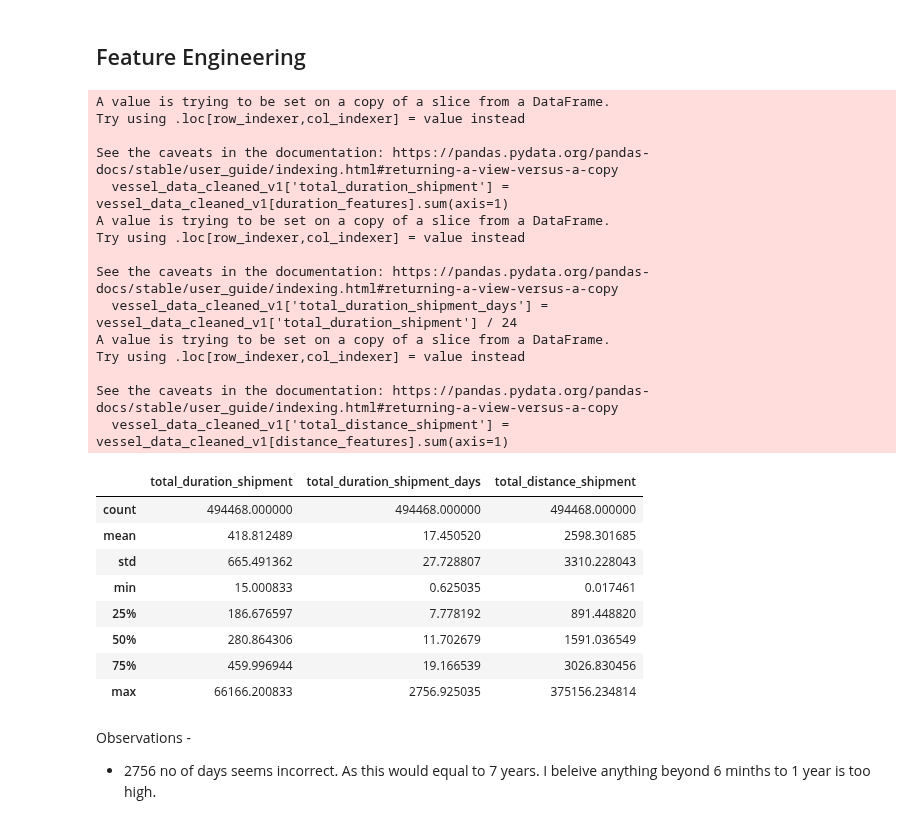
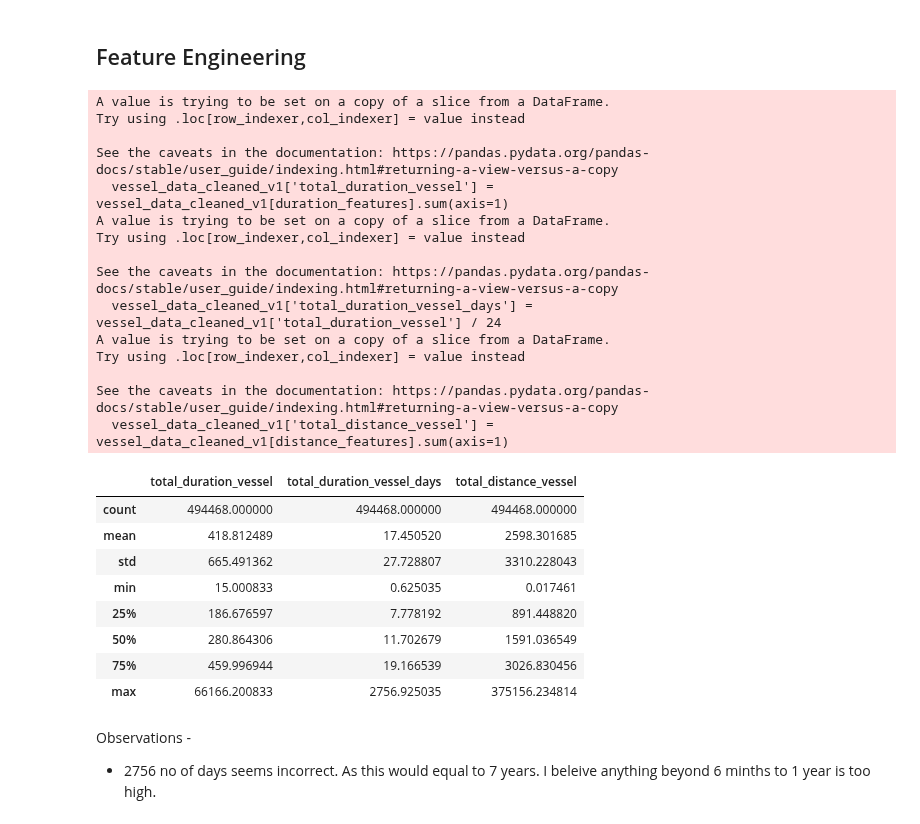
Before and after one commit to hargurjeet/Maersk, a Jupyter notebook: Solution_Notebook.ipynb, the cells around one changed output. Cells and saved outputs as stored; diff of their text form; code cells hidden in the pictures.

```diff
--- a/Solution_Notebook.ipynb
+++ b/Solution_Notebook.ipynb
@@ -372,43 +372,43 @@ Observations -
 # %% [markdown]
 ## Feature Engineering
 # %%
-## Creating a feature by adding the duration of previous, current and next port to calculate total time take by the shipment.
+## Creating a feature by adding the duration of previous, current and next port to calculate total time take by the vessel.
 duration_features = ['prev_duration', 'prev_leg_duration', 'prev_leg_stationary_hours', 'Duration', 'next_duration', 'next_leg_duration',
                      'next_leg_stationary_hours']
-vessel_data_cleaned_v1['total_duration_shipment'] = vessel_data_cleaned_v1[duration_features].sum(axis=1)
-vessel_data_cleaned_v1['total_duration_shipment_days'] = vessel_data_cleaned_v1['total_duration_shipment'] / 24
+vessel_data_cleaned_v1['total_duration_vessel'] = vessel_data_cleaned_v1[duration_features].sum(axis=1)
+vessel_data_cleaned_v1['total_duration_vessel_days'] = vessel_data_cleaned_v1['total_duration_vessel'] / 24
 
-## Creating a feature by adding the distance of previous, current and next port to calculate total distance taken by the shipment.
+## Creating a feature by adding the distance of previous, current and next port to calculate total distance taken by the vessel.
 distance_features = ['prev_leg_distance_nm', 'next_leg_distance_nm']
-vessel_data_cleaned_v1['total_distance_shipment'] = vessel_data_cleaned_v1[distance_features].sum(axis=1)
+vessel_data_cleaned_v1['total_distance_vessel'] = vessel_data_cleaned_v1[distance_features].sum(axis=1)
 # %% [output]
 A value is trying to be set on a copy of a slice from a DataFrame.
 Try using .loc[row_indexer,col_indexer] = value instead
 
 See the caveats in the documentation: https://pandas.pydata.org/pandas-docs/stable/user_guide/indexing.html#returning-a-view-versus-a-copy
-  vessel_data_cleaned_v1['total_duration_shipment'] = vessel_data_cleaned_v1[duration_features].sum(axis=1)
+  vessel_data_cleaned_v1['total_duration_vessel'] = vessel_data_cleaned_v1[duration_features].sum(axis=1)
 A value is trying to be set on a copy of a slice from a DataFrame.
 Try using .loc[row_indexer,col_indexer] = value instead
 
 See the caveats in the documentation: https://pandas.pydata.org/pandas-docs/stable/user_guide/indexing.html#returning-a-view-versus-a-copy
-  vessel_data_cleaned_v1['total_duration_shipment_days'] = vessel_data_cleaned_v1['total_duration_shipment'] / 24
+  vessel_data_cleaned_v1['total_duration_vessel_days'] = vessel_data_cleaned_v1['total_duration_vessel'] / 24
 A value is trying to be set on a copy of a slice from a DataFrame.
 Try using .loc[row_indexer,col_indexer] = value instead
 
 See the caveats in the documentation: https://pandas.pydata.org/pandas-docs/stable/user_guide/indexing.html#returning-a-view-versus-a-copy
-  vessel_data_cleaned_v1['total_distance_shipment'] = vessel_data_cleaned_v1[distance_features].sum(axis=1)
+  vessel_data_cleaned_v1['total_distance_vessel'] = vessel_data_cleaned_v1[distance_features].sum(axis=1)
-# %%
-vessel_data_cleaned_v1[['total_duration_shipment', 'total_duration_shipment_days', 'total_distance_shipment']].describe()
-# %% [output]
-|  | total_duration_shipment | total_duration_shipment_days | total_distance_shipment |
-| count | 494468.000000 | 494468.000000 | 494468.000000 |
-| mean | 418.812489 | 17.450520 | 2598.301685 |
-| std | 665.491362 | 27.728807 | 3310.228043 |
-| min | 15.000833 | 0.625035 | 0.017461 |
-| 25% | 186.676597 | 7.778192 | 891.448820 |
-| 50% | 280.864306 | 11.702679 | 1591.036549 |
-| 75% | 459.996944 | 19.166539 | 3026.830456 |
-| max | 66166.200833 | 2756.925035 | 375156.234814 |
+# %%
+vessel_data_cleaned_v1[['total_duration_vessel', 'total_duration_vessel_days', 'total_distance_vessel']].describe()
+# %% [output]
+|  | total_duration_vessel | total_duration_vessel_days | total_distance_vessel |
+| count | 494468.000000 | 494468.000000 | 494468.000000 |
+| mean | 418.812489 | 17.450520 | 2598.301685 |
+| std | 665.491362 | 27.728807 | 3310.228043 |
+| min | 15.000833 | 0.625035 | 0.017461 |
+| 25% | 186.676597 | 7.778192 | 891.448820 |
+| 50% | 280.864306 | 11.702679 | 1591.036549 |
+| 75% | 459.996944 | 19.166539 | 3026.830456 |
+| max | 66166.200833 | 2756.925035 | 375156.234814 |
 # %% [markdown]
 Observations -
 - 2756 no of days seems incorrect. As this would equal to 7 years. I beleive anything beyond 6 minths to 1 year is too high.
```
Also changed, not shown: parts of 8 cells of this notebook.
